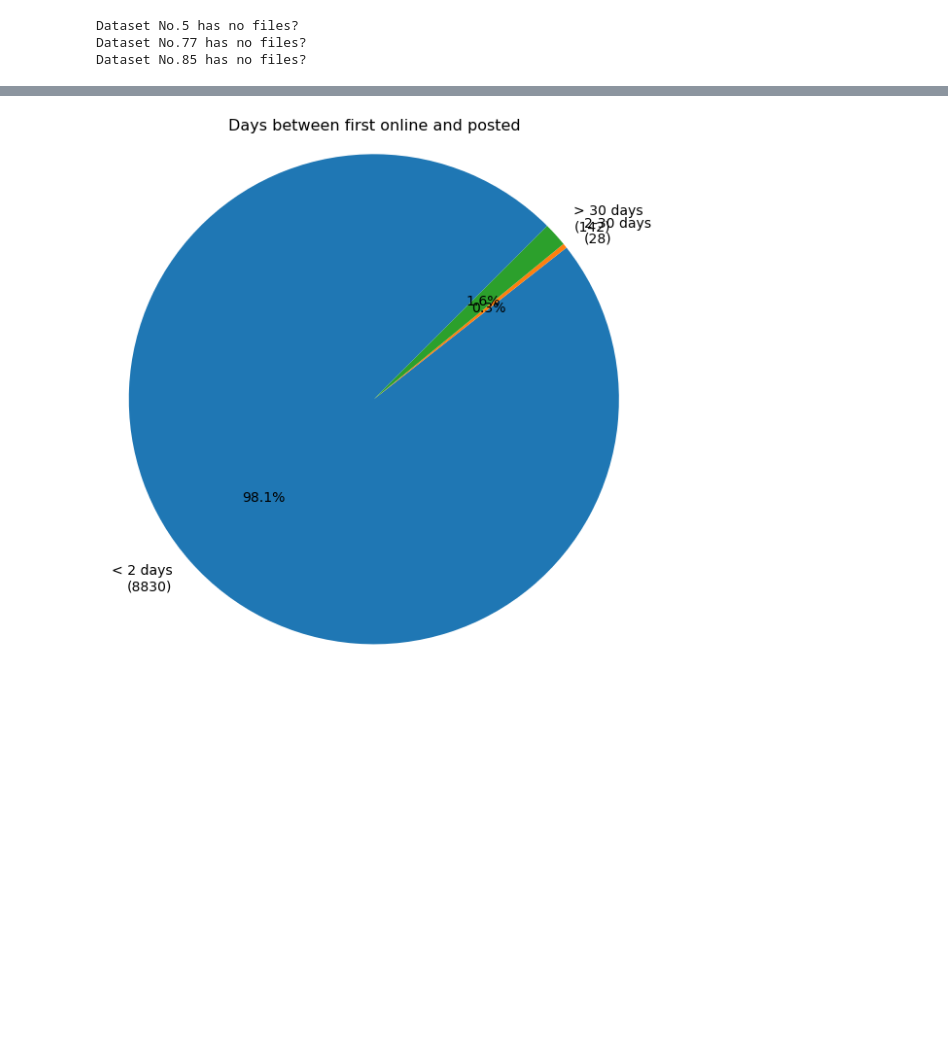
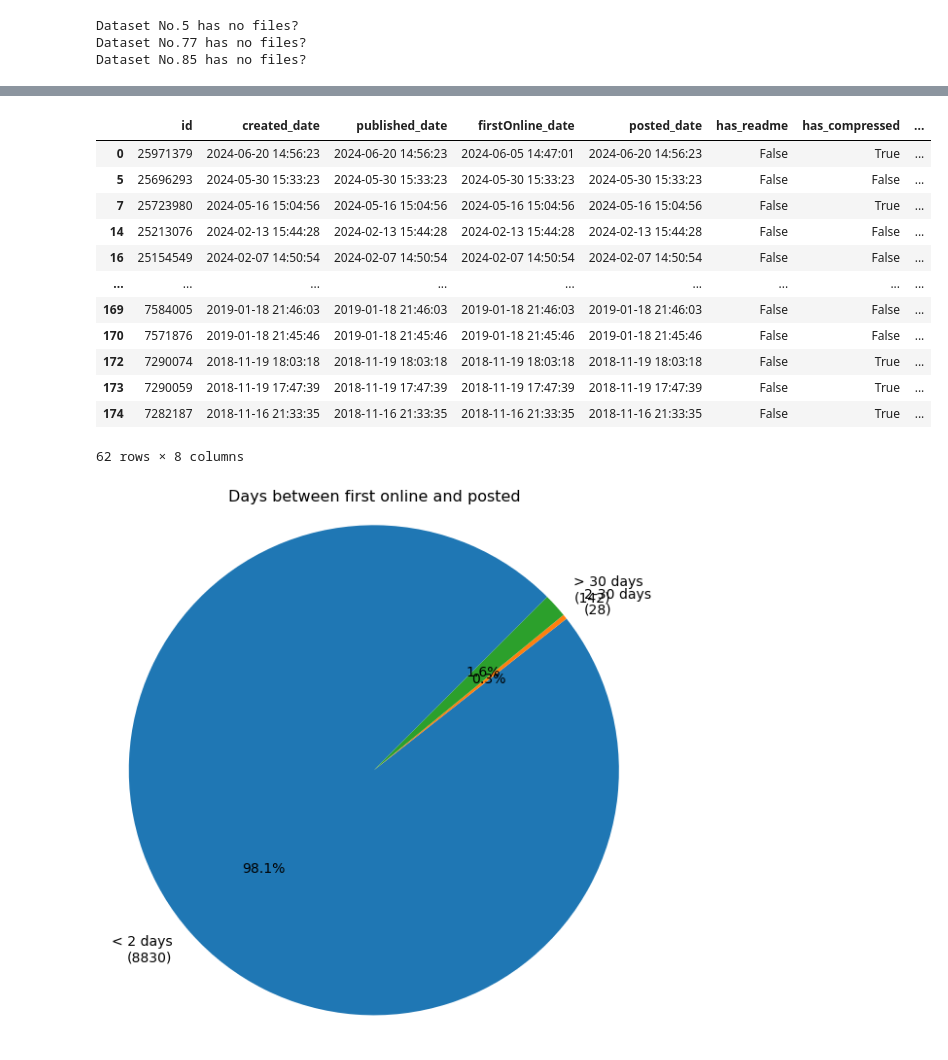
Before and after one commit to spiralizing/CMU_Tools, a Jupyter notebook: Kilthub_API/public_stats_plots.ipynb, the cells around one changed output, grey strips where cells are left out. Drawn from its saved outputs; the diff is of its cells as text; code cells hidden in the pictures; blank space fills up the shorter version.

```diff
--- a/Kilthub_API/public_stats_plots.ipynb
+++ b/Kilthub_API/public_stats_plots.ipynb
@@ -225,3 +305,19 @@ posted_dates = [datetime.strptime(article['timeline']['posted'].rstrip('Z'), "%Y
+# %%
+df_datasets[(df_datasets['has_readme'] == False)]
+# %% [output]
+|  | id | created_date | published_date | firstOnline_date | posted_date | has_readme | has_compressed | ... |
+| 0 | 25971379 | 2024-06-20 14:56:23 | 2024-06-20 14:56:23 | 2024-06-05 14:47:01 | 2024-06-20 14:56:23 | False | True | ... |
+| 5 | 25696293 | 2024-05-30 15:33:23 | 2024-05-30 15:33:23 | 2024-05-30 15:33:23 | 2024-05-30 15:33:23 | False | False | ... |
+| 7 | 25723980 | 2024-05-16 15:04:56 | 2024-05-16 15:04:56 | 2024-05-16 15:04:56 | 2024-05-16 15:04:56 | False | True | ... |
+| 14 | 25213076 | 2024-02-13 15:44:28 | 2024-02-13 15:44:28 | 2024-02-13 15:44:28 | 2024-02-13 15:44:28 | False | False | ... |
+| 16 | 25154549 | 2024-02-07 14:50:54 | 2024-02-07 14:50:54 | 2024-02-07 14:50:54 | 2024-02-07 14:50:54 | False | False | ... |
+| ... | ... | ... | ... | ... | ... | ... | ... | ... |
+| 169 | 7584005 | 2019-01-18 21:46:03 | 2019-01-18 21:46:03 | 2019-01-18 21:46:03 | 2019-01-18 21:46:03 | False | False | ... |
+| 170 | 7571876 | 2019-01-18 21:45:46 | 2019-01-18 21:45:46 | 2019-01-18 21:45:46 | 2019-01-18 21:45:46 | False | False | ... |
+| 172 | 7290074 | 2018-11-19 18:03:18 | 2018-11-19 18:03:18 | 2018-11-19 18:03:18 | 2018-11-19 18:03:18 | False | True | ... |
+| 173 | 7290059 | 2018-11-19 17:47:39 | 2018-11-19 17:47:39 | 2018-11-19 17:47:39 | 2018-11-19 17:47:39 | False | True | ... |
+| 174 | 7282187 | 2018-11-16 21:33:35 | 2018-11-16 21:33:35 | 2018-11-16 21:33:35 | 2018-11-16 21:33:35 | False | True | ... |
+62 rows × 8 columns
 # %%
 firstonline_dates = [datetime.strptime(article['timeline']['firstOnline'].rstrip('Z'), "%Y-%m-%dT%H:%M:%S") for article in public_articles if 'timeline' in article]
 posted_dates = [datetime.strptime(article['timeline']['posted'].rstrip('Z'), "%Y-%m-%dT%H:%M:%S") for article in public_articles if 'timeline' in article]
```
Also changed, not shown: parts of 11 cells of this notebook.
